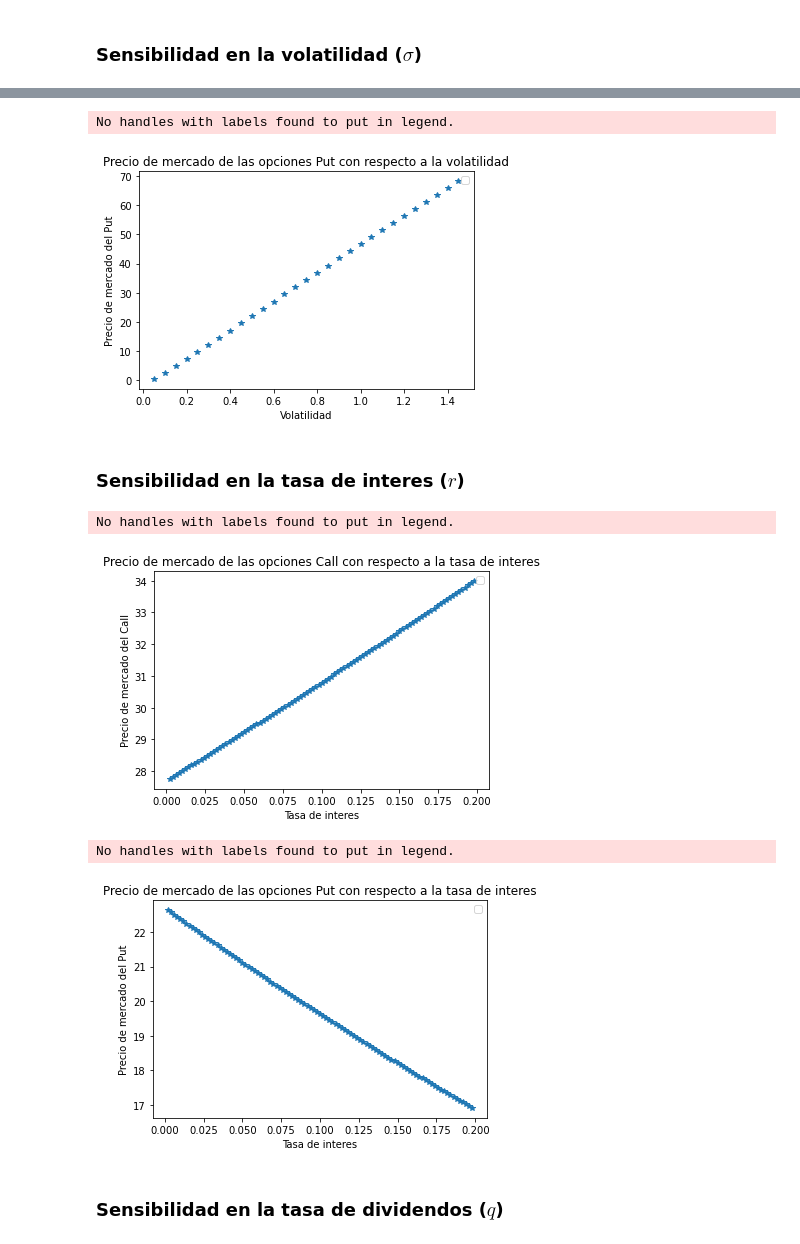
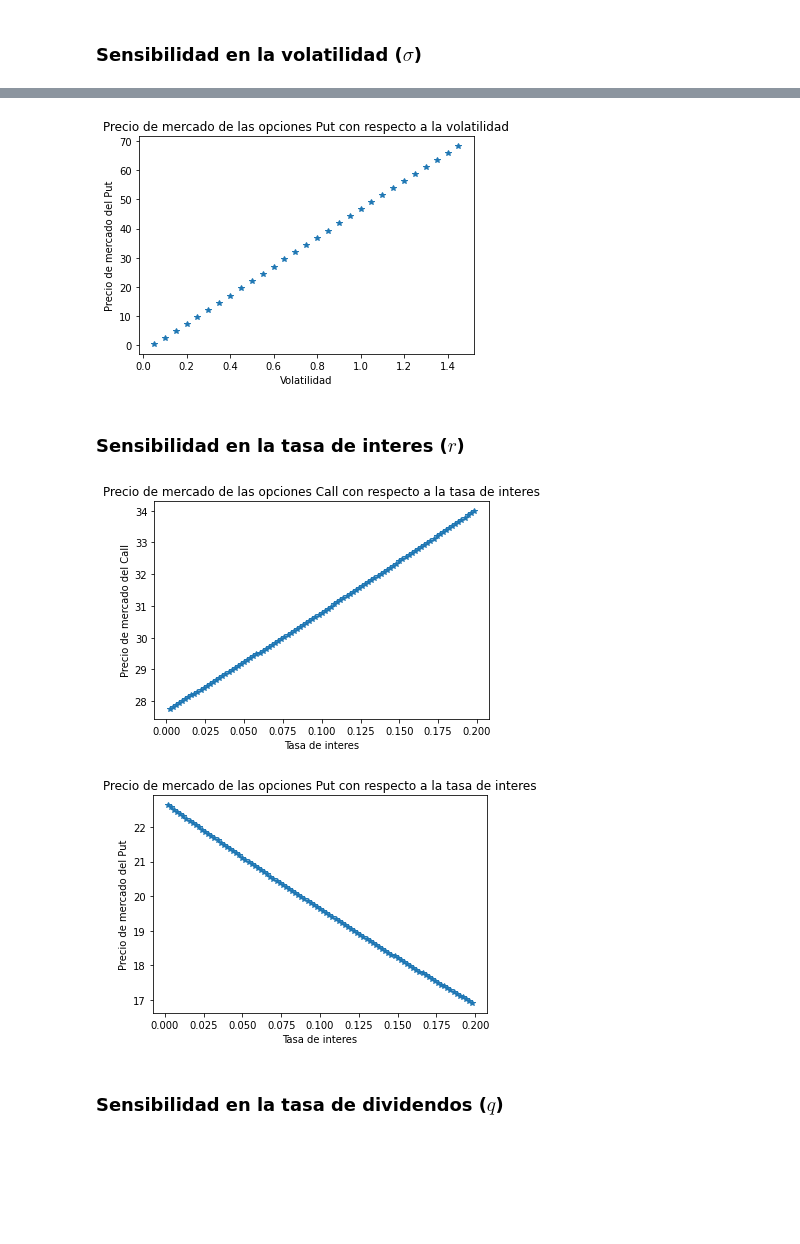
Before and after one commit to manumau-hub/finanzasCuantitativas, a Jupyter notebook: Codigo/Sensibilidades.ipynb, the cells around one changed output, grey strips where cells are left out. Drawn from its saved outputs; the diff is of its cells as text; code cells hidden in the pictures; blank space fills up the shorter version.

```diff
--- a/Codigo/Sensibilidades.ipynb
+++ b/Codigo/Sensibilidades.ipynb
@@ -156,16 +136,12 @@ for i in range(len(sigma_vec)):
 
 plt.plot(sigma_vec, precios,'*')
 
-
-plt.legend()
-
 plt.xlabel('Volatilidad')
 plt.ylabel('Precio de mercado del Put')
 plt.title('Precio de mercado de las opciones Put con respecto a la volatilidad')
 
 plt.show()
 # %% [output]
-No handles with labels found to put in legend.
 [figure]
 # %% [markdown]
 ### Sensibilidad en la tasa de interes ($r$)
@@ -179,38 +155,30 @@ for i in range(len(r_vec)):
 
 plt.plot(r_vec, precios,'*')
 
-
-plt.legend()
-
 plt.xlabel('Tasa de interes')
 plt.ylabel('Precio de mercado del Call')
 plt.title('Precio de mercado de las opciones Call con respecto a la tasa de interes')
 
 plt.show()
 # %% [output]
-No handles with labels found to put in legend.
 [figure]
 # %%
 tipo = "P"
 r_vec = np.arange(r*.1,10*r,r/10)
 precios = np.zeros(len(r_vec))
 for i in range(len(r_vec)):
     precios[i] = bs(tipo,S,K,T,r_vec[i],sigma,q)
 
 
 plt.plot(r_vec, precios,'*')
 
-
-plt.legend()
-
 plt.xlabel('Tasa de interes')
 plt.ylabel('Precio de mercado del Put')
 plt.title('Precio de mercado de las opciones Put con respecto a la tasa de interes')
 
 plt.show()
 # %% [output]
-No handles with labels found to put in legend.
-[figure, old version]
+[figure, new version]
 # %% [markdown]
 ### Sensibilidad en la tasa de dividendos ($q$)
 # %%
```
Also changed, not shown: parts of 13 cells of this notebook, 1 other file.
